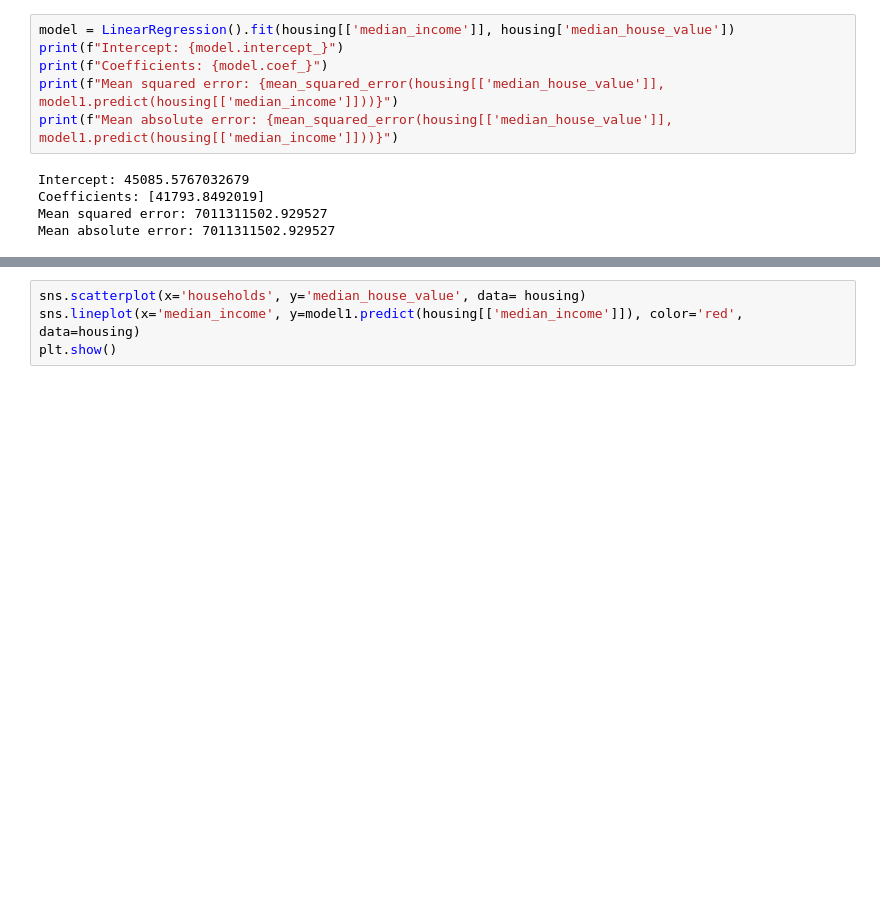
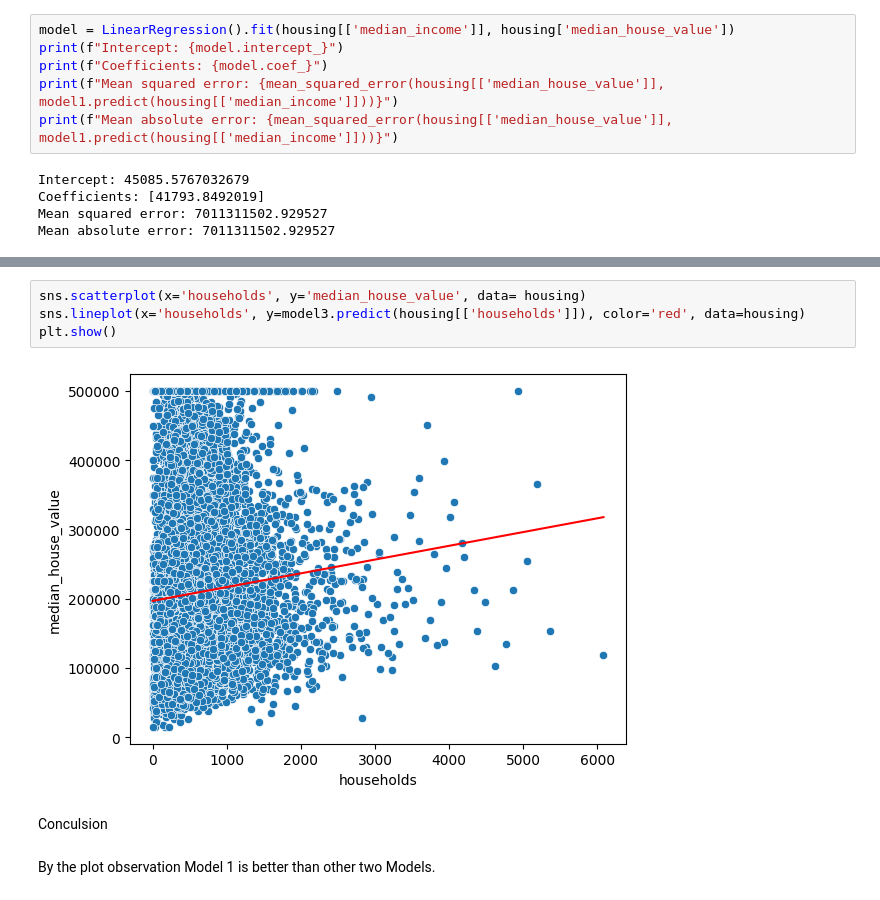
Before and after one commit to nagaraju366/CSCN8010-Labs, a Jupyter notebook: Lab3.ipynb, the cells around one changed output, grey strips where cells are left out. Saved outputs shown, nothing was run; the diff lists cells and outputs as text; blank space fills up the shorter version.

```diff
--- a/Lab3.ipynb
+++ b/Lab3.ipynb
@@ -110,4 +112,10 @@ Mean absolute error: 7011311502.929527
 # %%
 sns.scatterplot(x='households', y='median_house_value', data= housing)
-sns.lineplot(x='median_income', y=model1.predict(housing[['median_income']]), color='red', data=housing)
+sns.lineplot(x='households', y=model3.predict(housing[['households']]), color='red', data=housing)
 plt.show()
+# %% [output]
+[figure, added]
+# %% [markdown]
+Conculsion
+# %% [markdown]
+By the plot observation Model 1 is better than other two Models.
```
Also changed, not shown: parts of 4 cells of this notebook.
